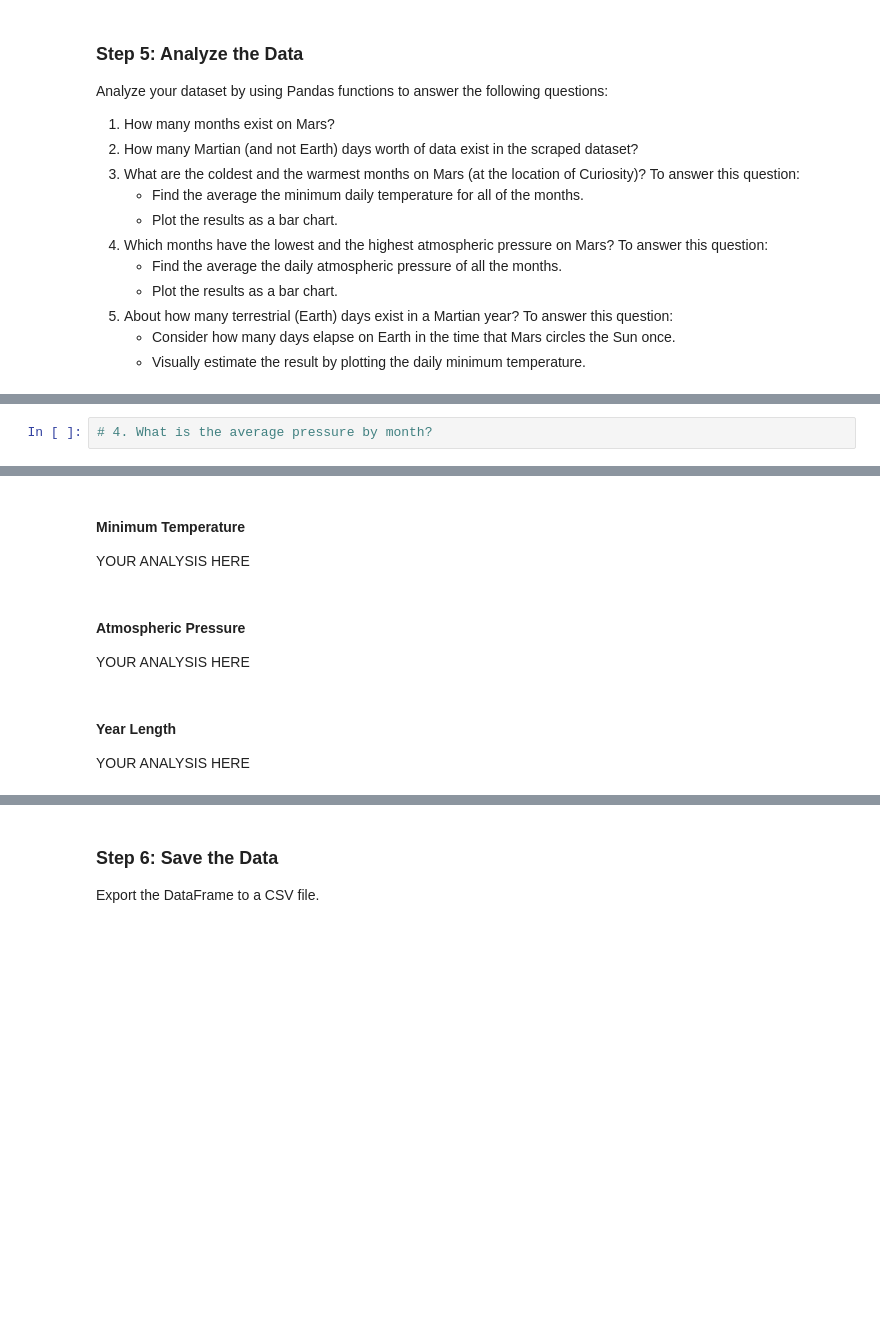
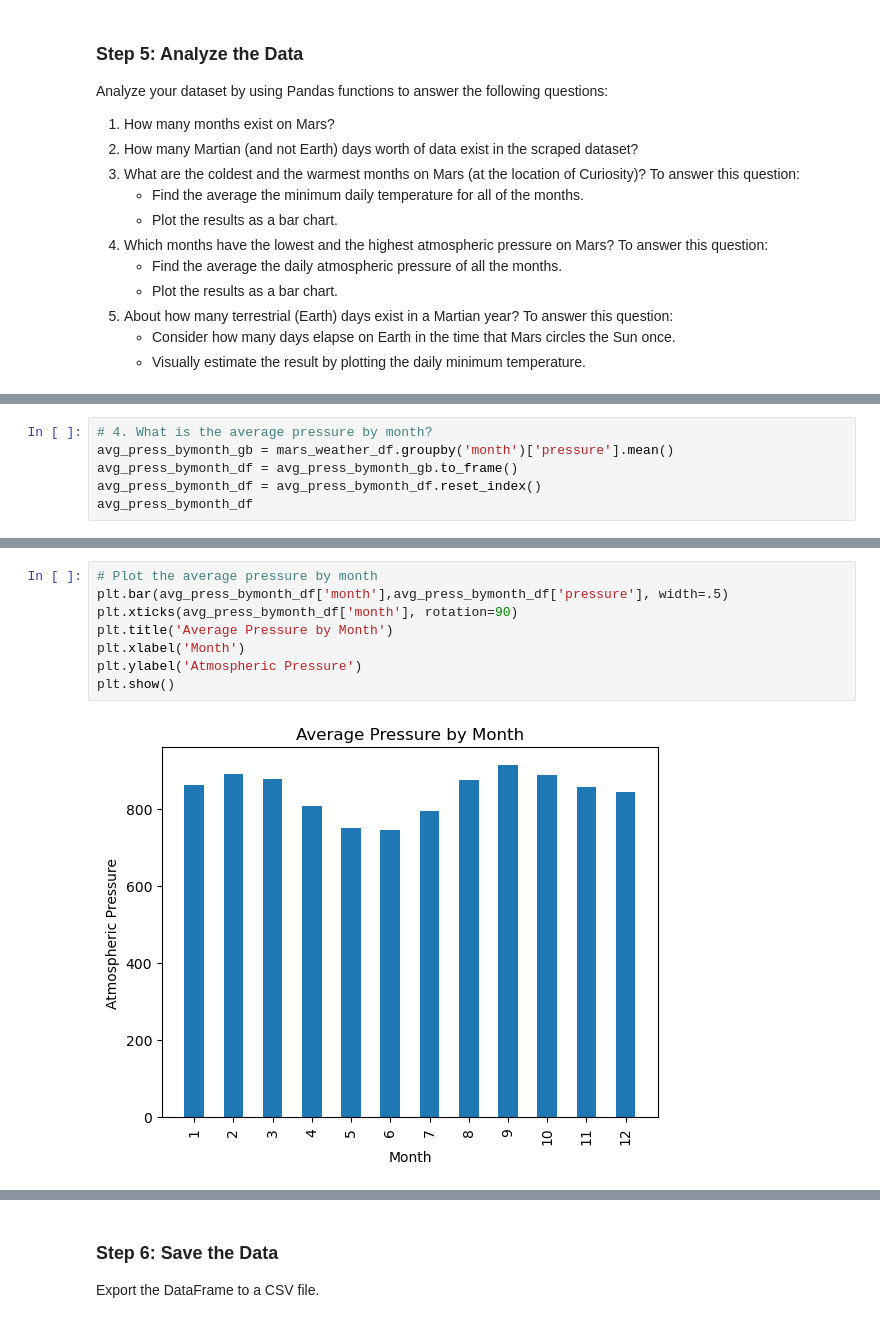
Before and after one commit to derekdbates/web_scraping-challenge, a Jupyter notebook: Starter_Code/part_2_mars_weather.ipynb, the cells around one changed output, grey strips where cells are left out. Cells and saved outputs as stored; diff of their text form; blank space fills up the shorter version.

```diff
--- a/Starter_Code/part_2_mars_weather.ipynb
+++ b/Starter_Code/part_2_mars_weather.ipynb
@@ -152,3 +183,7 @@ Name: min_temp, dtype: float64
 # %%
 # 4. What is the average pressure by month?
+avg_press_bymonth_gb = mars_weather_df.groupby('month')['pressure'].mean()
+avg_press_bymonth_df = avg_press_bymonth_gb.to_frame()
+avg_press_bymonth_df = avg_press_bymonth_df.reset_index()
+avg_press_bymonth_df
 # %% [output]
@@ -182,12 +203,10 @@ Name: pressure, dtype: float64
-# %% [markdown]
-#### Minimum Temperature
-
-YOUR ANALYSIS HERE
-# %% [markdown]
-#### Atmospheric Pressure
-
-YOUR ANALYSIS HERE
-# %% [markdown]
-#### Year Length
-
-YOUR ANALYSIS HERE
+# %%
+# Plot the average pressure by month
+plt.bar(avg_press_bymonth_df['month'],avg_press_bymonth_df['pressure'], width=.5)
+plt.xticks(avg_press_bymonth_df['month'], rotation=90)
+plt.title('Average Pressure by Month')
+plt.xlabel('Month')
+plt.ylabel('Atmospheric Pressure')
+plt.show()
+# %% [output]
+[figure, added]
```
Also changed, not shown: parts of 18 cells of this notebook, 1 other file.
